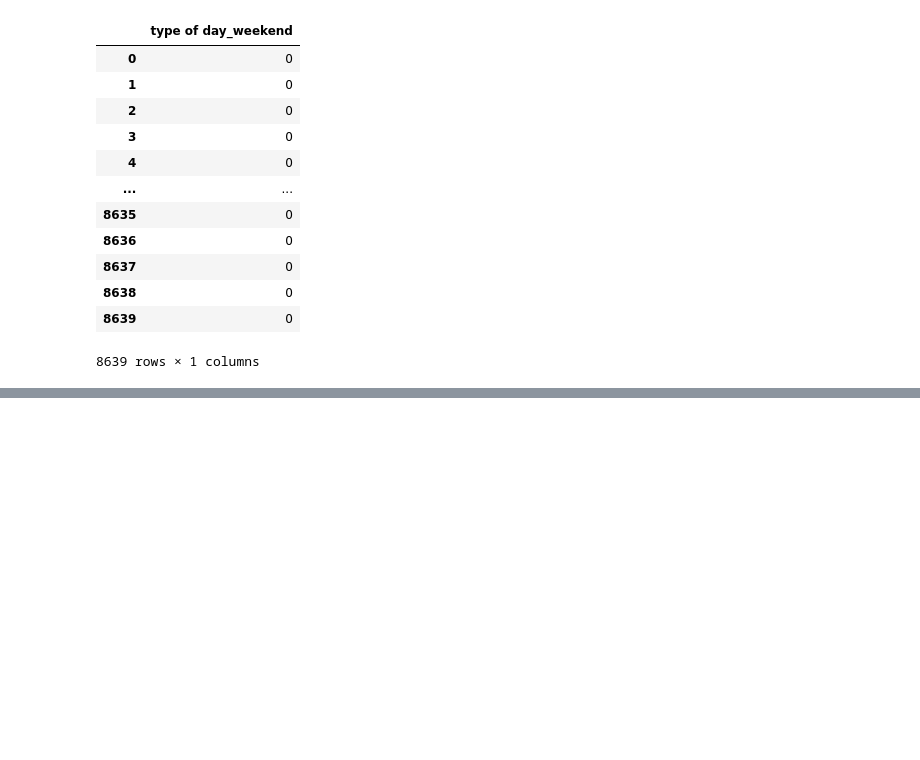
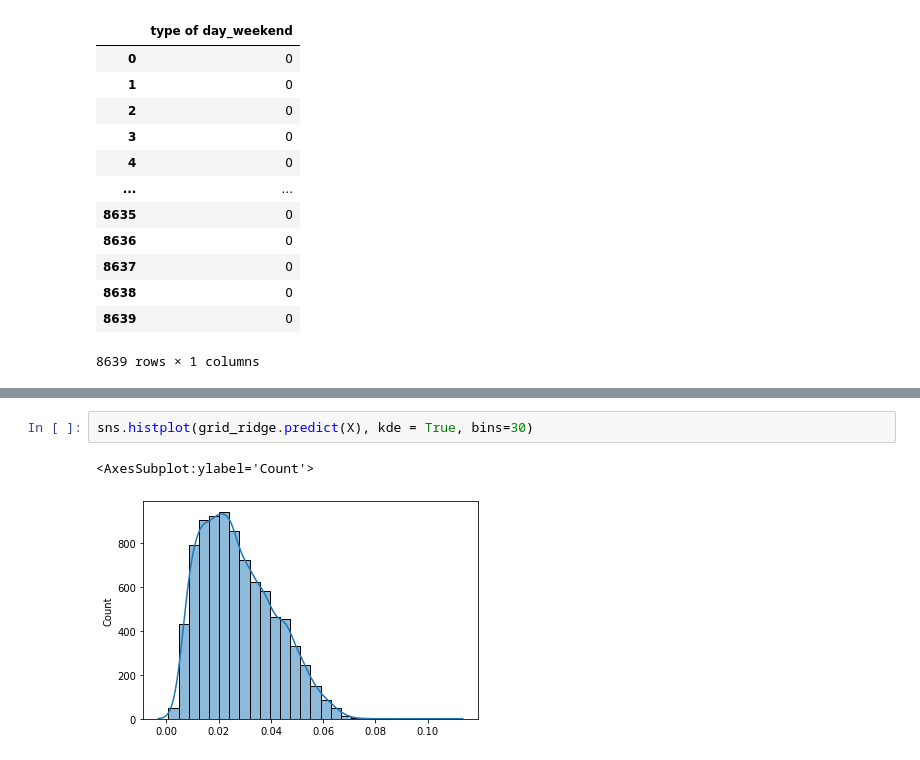
Before and after one commit to jcummingsutk/ozone_pollution, a Jupyter notebook: notebook.ipynb, the cells around one changed output, grey strips where cells are left out. Drawn from its saved outputs; the diff is of its cells as text; blank space fills up the shorter version.

```diff
--- a/notebook.ipynb
+++ b/notebook.ipynb
@@ -542,0 +664,5 @@ mae.mean()
+# %%
+sns.histplot(grid_ridge.predict(X), kde = True, bins=30)
+# %% [output]
+<AxesSubplot:ylabel='Count'>
+[figure, added]
```
Also changed, not shown: parts of 53 cells of this notebook.
